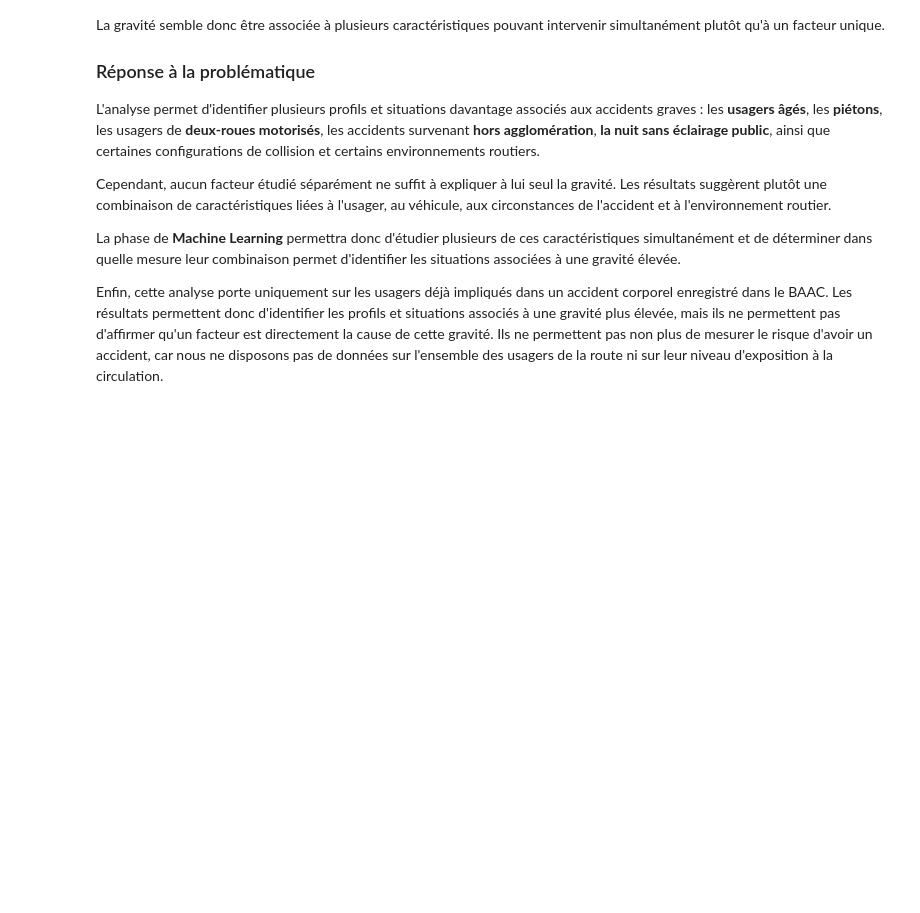
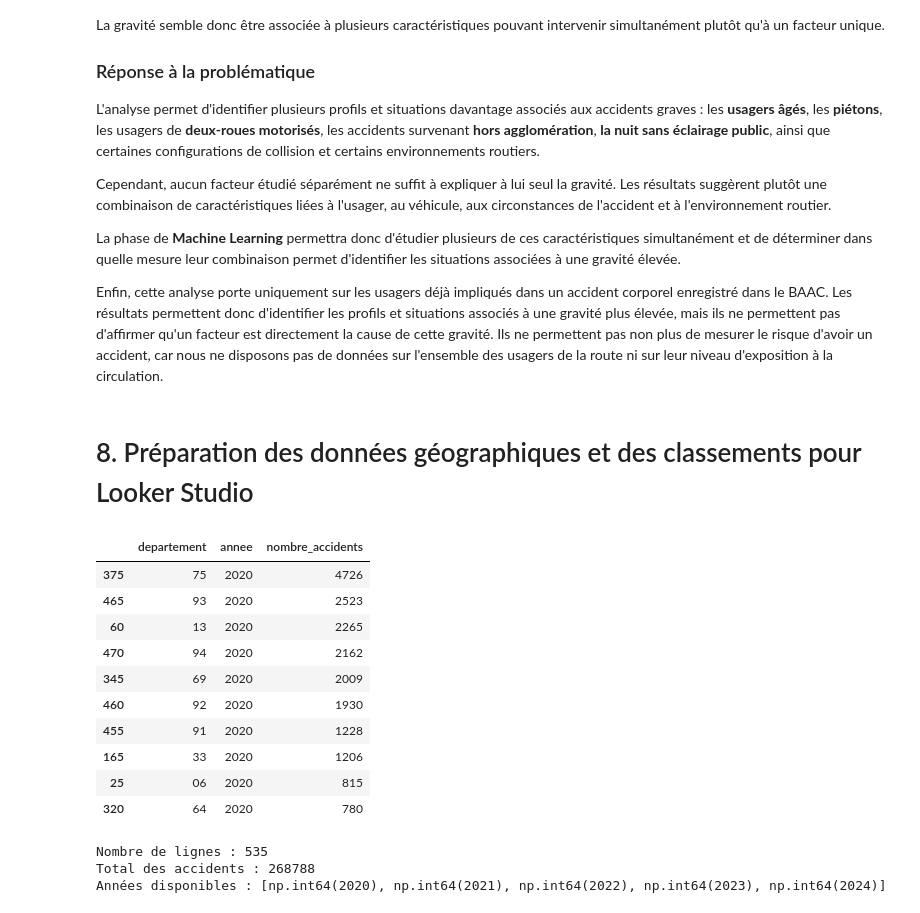
Before and after one commit to nabilakso87-svg/Projet_Final_Accidents_Routiers, a Jupyter notebook: 06_analyse_exploratoire.ipynb, the cells around one changed output. Cells and saved outputs as stored; diff of their text form; code cells hidden in the pictures; blank space fills up the shorter version.

```diff
--- a/06_analyse_exploratoire.ipynb
+++ b/06_analyse_exploratoire.ipynb
@@ -1853,3 +1853,57 @@ Cependant, aucun facteur étudié séparément ne suffit à expliquer à lui seu
 La phase de **Machine Learning** permettra donc d'étudier plusieurs de ces caractéristiques simultanément et de déterminer dans quelle mesure leur combinaison permet d'identifier les situations associées à une gravité élevée.
 
 Enfin, cette analyse porte uniquement sur les usagers déjà impliqués dans un accident corporel enregistré dans le BAAC. Les résultats permettent donc d'identifier les profils et situations associés à une gravité plus élevée, mais ils ne permettent pas d'affirmer qu'un facteur est directement la cause de cette gravité. Ils ne permettent pas non plus de mesurer le risque d'avoir un accident, car nous ne disposons pas de données sur l'ensemble des usagers de la route ni sur leur niveau d'exposition à la circulation.
+# %% [markdown]
+# 8. Préparation des données géographiques et des classements pour Looker Studio
+# %%
+
+# 8.1. Nombre d'accidents distincts par département et par année
+# Objectif : préparer les données pour les filtres annuels de Looker Studio.
+
+# Calculer le nombre d'accidents distincts pour chaque département et chaque année.
+accidents_par_departement_annee = (
+    accidents
+    .dropna(subset=["departement", "annee"])
+    .groupby(["departement", "annee"], as_index=False)
+    .agg(nombre_accidents=("Num_Acc", "nunique"))
+    .sort_values(
+        ["annee", "nombre_accidents"],
+        ascending=[True, False]
+    )
+)
+
+# Afficher les 10 premières lignes.
+display(accidents_par_departement_annee.head(10))
+
+# Vérifier le nombre de combinaisons département-année.
+print(
+    "Nombre de lignes :",
+    len(accidents_par_departement_annee)
+)
+
+# Vérifier que tous les accidents sont comptabilisés.
+print(
+    "Total des accidents :",
+    accidents_par_departement_annee["nombre_accidents"].sum()
+)
+
+# Vérifier les années présentes.
+print(
+    "Années disponibles :",
+    sorted(accidents_par_departement_annee["annee"].unique())
+)
+# %% [output]
+|  | departement | annee | nombre_accidents |
+| 375 | 75 | 2020 | 4726 |
+| 465 | 93 | 2020 | 2523 |
+| 60 | 13 | 2020 | 2265 |
+| 470 | 94 | 2020 | 2162 |
+| 345 | 69 | 2020 | 2009 |
+| 460 | 92 | 2020 | 1930 |
+| 455 | 91 | 2020 | 1228 |
+| 165 | 33 | 2020 | 1206 |
+| 25 | 06 | 2020 | 815 |
+| 320 | 64 | 2020 | 780 |
+Nombre de lignes : 535
+Total des accidents : 268788
+Années disponibles : [np.int64(2020), np.int64(2021), np.int64(2022), np.int64(2023), np.int64(2024)]
```
Also changed, not shown: parts of 9 cells of this notebook, 16 other files.
